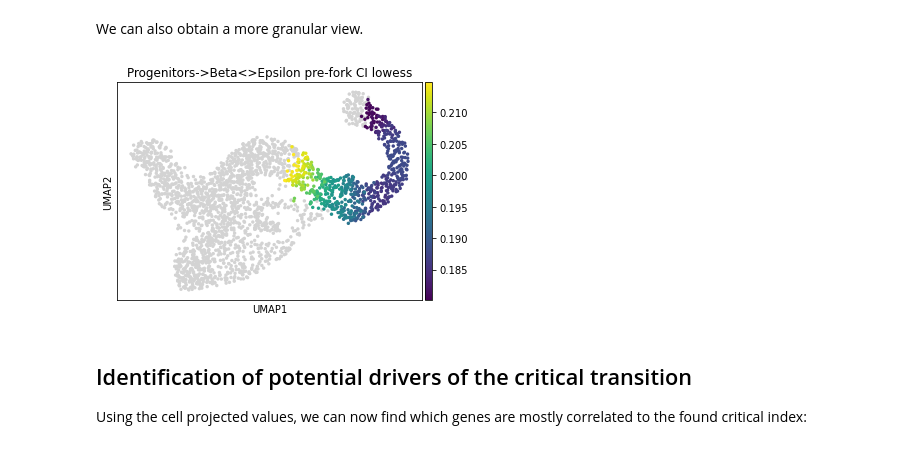
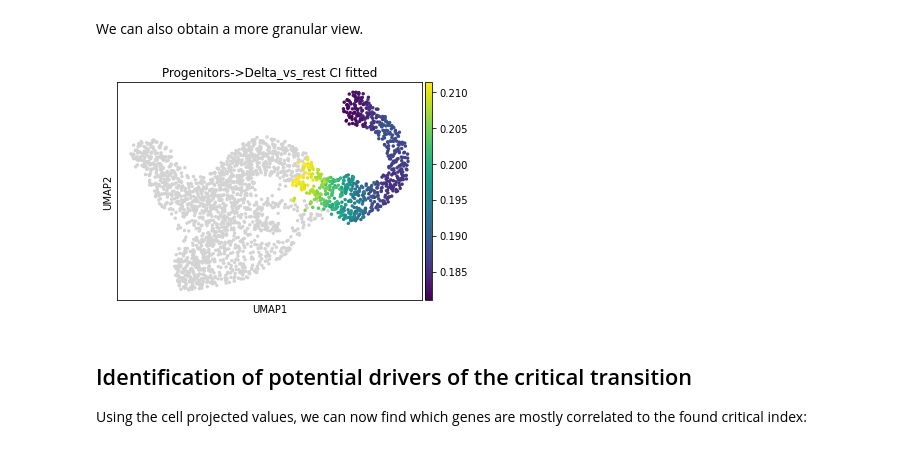
Before and after one commit to LouisFaure/scFates_notebooks, a Jupyter notebook: Critical_Transition.ipynb, the cells around one changed output. Cells and saved outputs as stored; diff of their text form; code cells hidden in the pictures.

```diff
--- a/Critical_Transition.ipynb
+++ b/Critical_Transition.ipynb
@@ -70,9 +70,9 @@ scf.pl.critical_transition(adata,"Progenitors",["Beta","Epsilon"])
 # %% [markdown]
 We can also obtain a more granular view.
 # %%
-sc.pl.umap(adata,color='Progenitors->Beta<>Epsilon pre-fork CI lowess')
+sc.pl.umap(adata,color='Progenitors->Delta_vs_rest CI fitted')
 # %% [output]
-[figure, old version]
+[figure, new version]
 # %% [markdown]
 ## Identification of potential drivers of the critical transition
 
```
Also changed, not shown: parts of 8 cells of this notebook, 1 other file.
